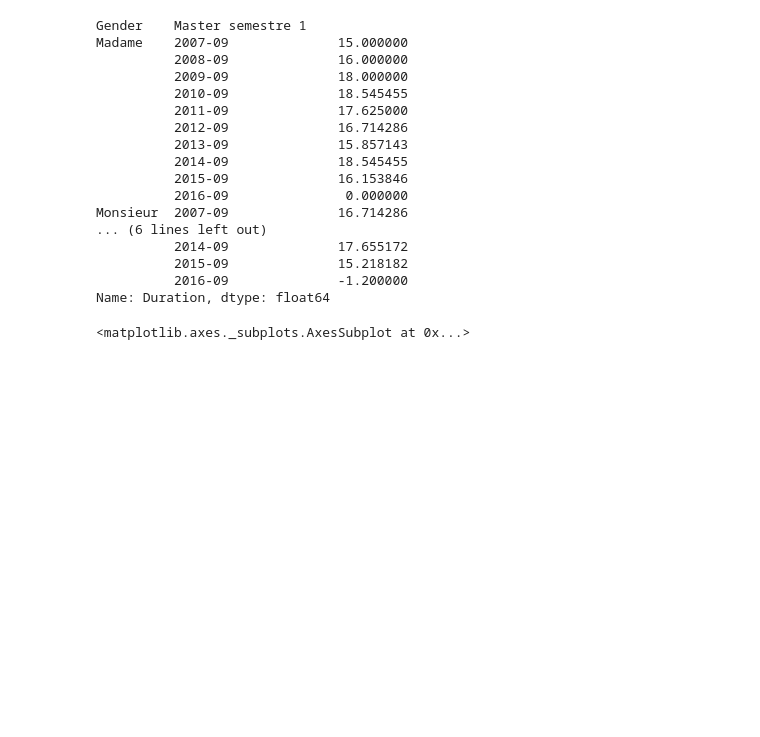
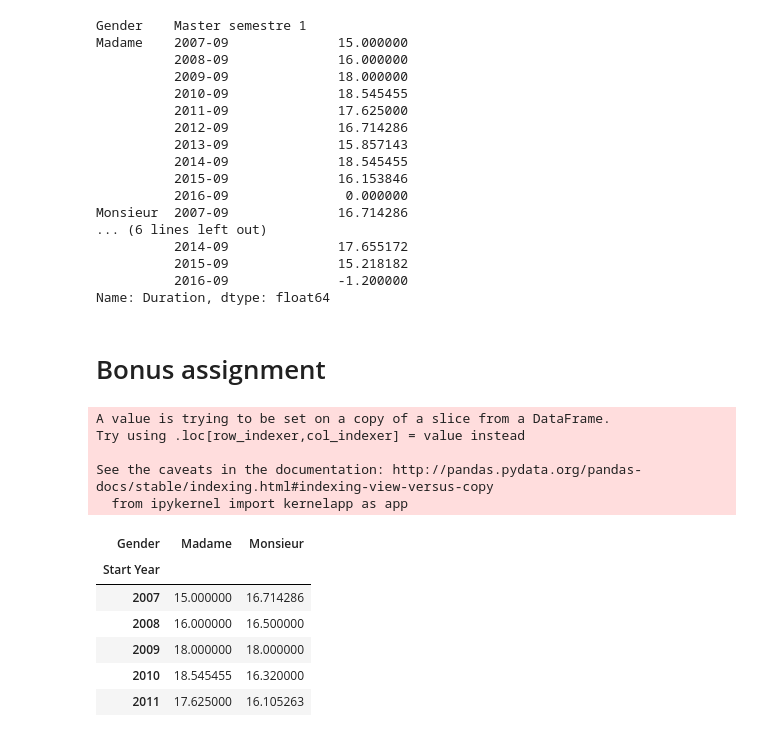
Before and after one commit to BeforeRain/ADA-homework, a Jupyter notebook: 02 - Data from the Web/Assignment2.ipynb, the cells around one changed output. Cells and saved outputs as stored; diff of their text form; code cells hidden in the pictures; blank space fills up the shorter version.

```diff
--- a/02 - Data from the Web/Assignment2.ipynb
+++ b/02 - Data from the Web/Assignment2.ipynb
@@ -248,7 +228,24 @@ Monsieur  2007-09              16.714286
           2015-09              15.218182
           2016-09              -1.200000
 Name: Duration, dtype: float64
-# %%
-df.groupby(['Gender', 'Master semestre 1'])['Duration'].mean().plot()
-# %% [output]
-<matplotlib.axes._subplots.AxesSubplot at 0x...>
+# %% [markdown]
+# Bonus assignment
+# %%
+stats_df = df[['Gender', 'Duration']]
+stats_df['Start Year'] = df['Master semestre 1'].apply(lambda x: x.split('-')[0])
+stats_df = stats_df[['Start Year', 'Gender', 'Duration']].groupby(['Start Year', 'Gender']).mean()
+stats_df = stats_df['Duration'].unstack('Gender')
+stats_df.head()
+# %% [output]
+A value is trying to be set on a copy of a slice from a DataFrame.
+Try using .loc[row_indexer,col_indexer] = value instead
+
+See the caveats in the documentation: http://pandas.pydata.org/pandas-docs/stable/indexing.html#indexing-view-versus-copy
+  from ipykernel import kernelapp as app
+| Gender | Madame | Monsieur |
+| Start Year |  |  |
+| 2007 | 15.000000 | 16.714286 |
+| 2008 | 16.000000 | 16.500000 |
+| 2009 | 18.000000 | 18.000000 |
+| 2010 | 18.545455 | 16.320000 |
+| 2011 | 17.625000 | 16.105263 |
```
Also changed, not shown: parts of 6 cells of this notebook, 1 other file.
